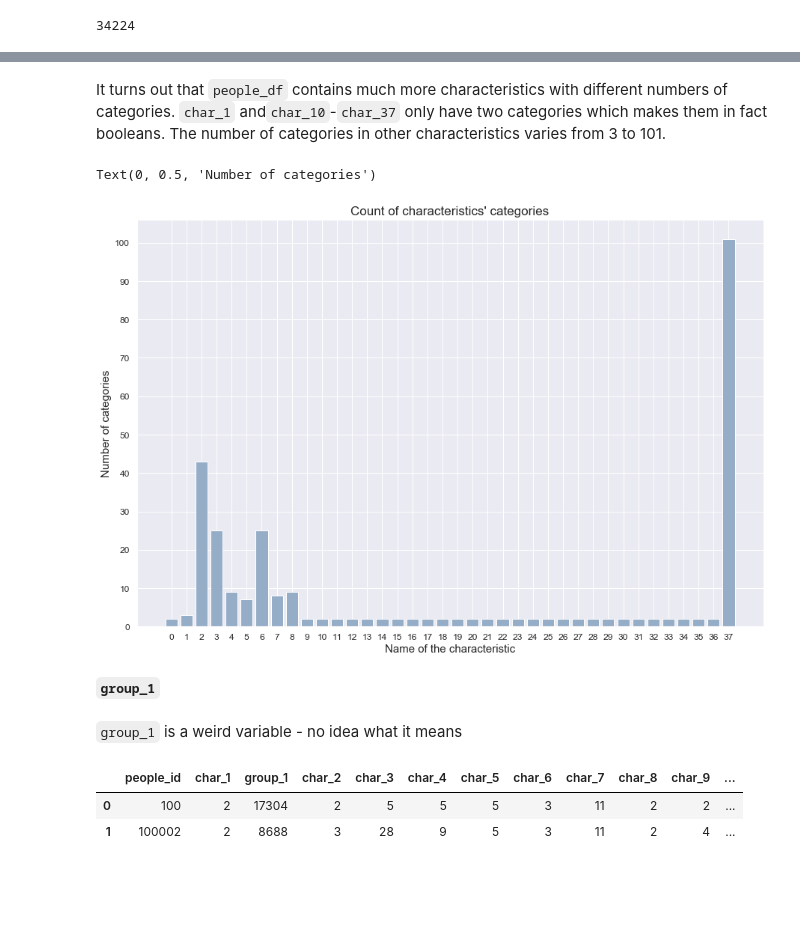
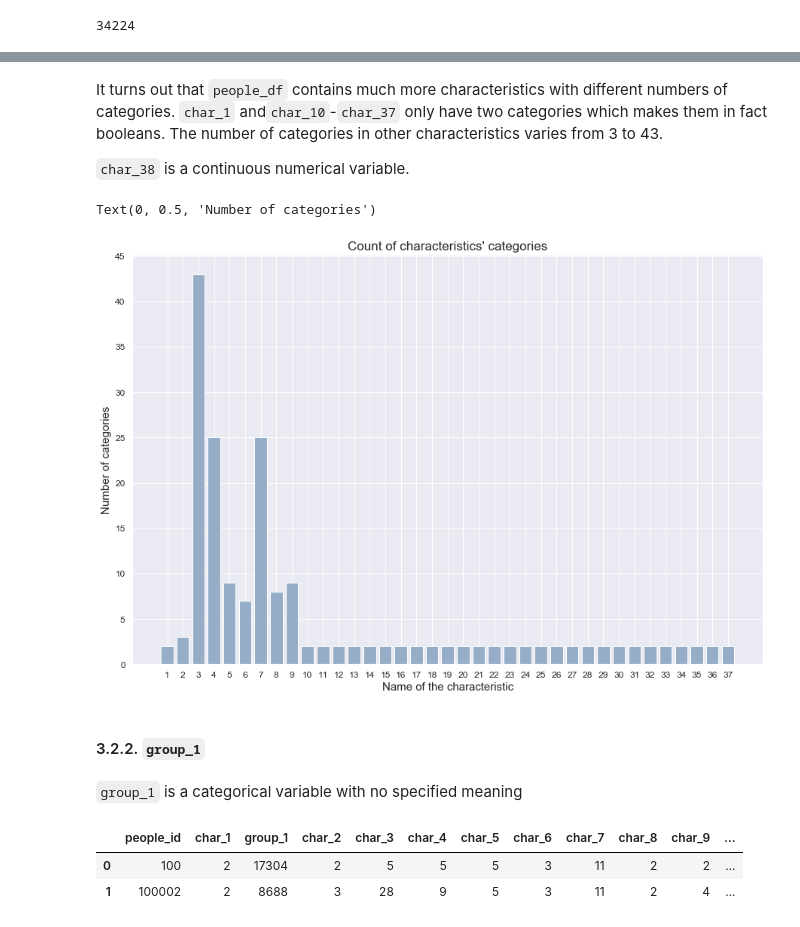
Before and after one commit to joanlenczuk/red_hat_project, a Jupyter notebook: red_hat_project.ipynb, the cells around one changed output, grey strips where cells are left out. Cells and saved outputs as stored; diff of their text form; code cells hidden in the pictures; blank space fills up the shorter version.

```diff
--- a/red_hat_project.ipynb
+++ b/red_hat_project.ipynb
@@ -290,12 +302,12 @@ train_activity_df.head()
 # %%
-def create_index(df, index=True):
+def extract_activity(df, index=True):
     df['activity_index'] = df[['activity_id_prefix', 'activity_id']].apply(tuple, axis=1)
     if index:
         return df.set_index('activity_index')
     return df
 # %%
-test_activity_df = create_index(test_activity_df, False)
-train_activity_df = create_index(train_activity_df, False)
+test_activity_df = extract_activity(test_activity_df, False)
+train_activity_df = extract_activity(train_activity_df, False)
 # %%
 test_activity_df.head()
 # %% [output]
@@ -564,21 +578,23 @@ defaultdict(int,
              'char_37': 2,
              'char_38': 101})
 # %% [markdown]
-It turns out that `people_df` contains much more characteristics with different numbers of categories. `char_1` and`char_10`-`char_37` only have two categories which makes them in fact booleans. The number of categories in other characteristics varies from 3 to 101.
+It turns out that `people_df` contains much more characteristics with different numbers of categories. `char_1` and`char_10`-`char_37` only have two categories which makes them in fact booleans. The number of categories in other characteristics varies from 3 to 43.
+
+`char_38` is a continuous numerical variable.
 # %%
-plt.bar(range(len(chars_peps_unique)), list(chars_peps_unique.values()), align='center', color = '#96ADC8')
+plt.bar(range(1, len(chars_peps_unique)), list(chars_peps_unique.values())[:-1], align='center', color = '#96ADC8')
 plt.title("Count of characteristics' categories")
-plt.xticks(ticks = list(range(0,38,1)))
-plt.yticks(ticks = list(range(0,110,10)))
+plt.xticks(ticks = list(range(1,38,1)))
+plt.yticks(ticks = list(range(0,50,5)))
 plt.xlabel('Name of the characteristic')
 plt.ylabel('Number of categories')
 # %% [output]
 Text(0, 0.5, 'Number of categories')
-[figure, old version]
+[figure, new version]
 # %% [markdown]
-**`group_1`**
+#### 3.2.2. `group_1`
 # %% [markdown]
-`group_1` is a weird variable - no idea what it means
+`group_1` is a categorical variable with no specified meaning
 # %%
 people_df.head(2)
 # %% [output]
```
Also changed, not shown: parts of 76 cells of this notebook.
